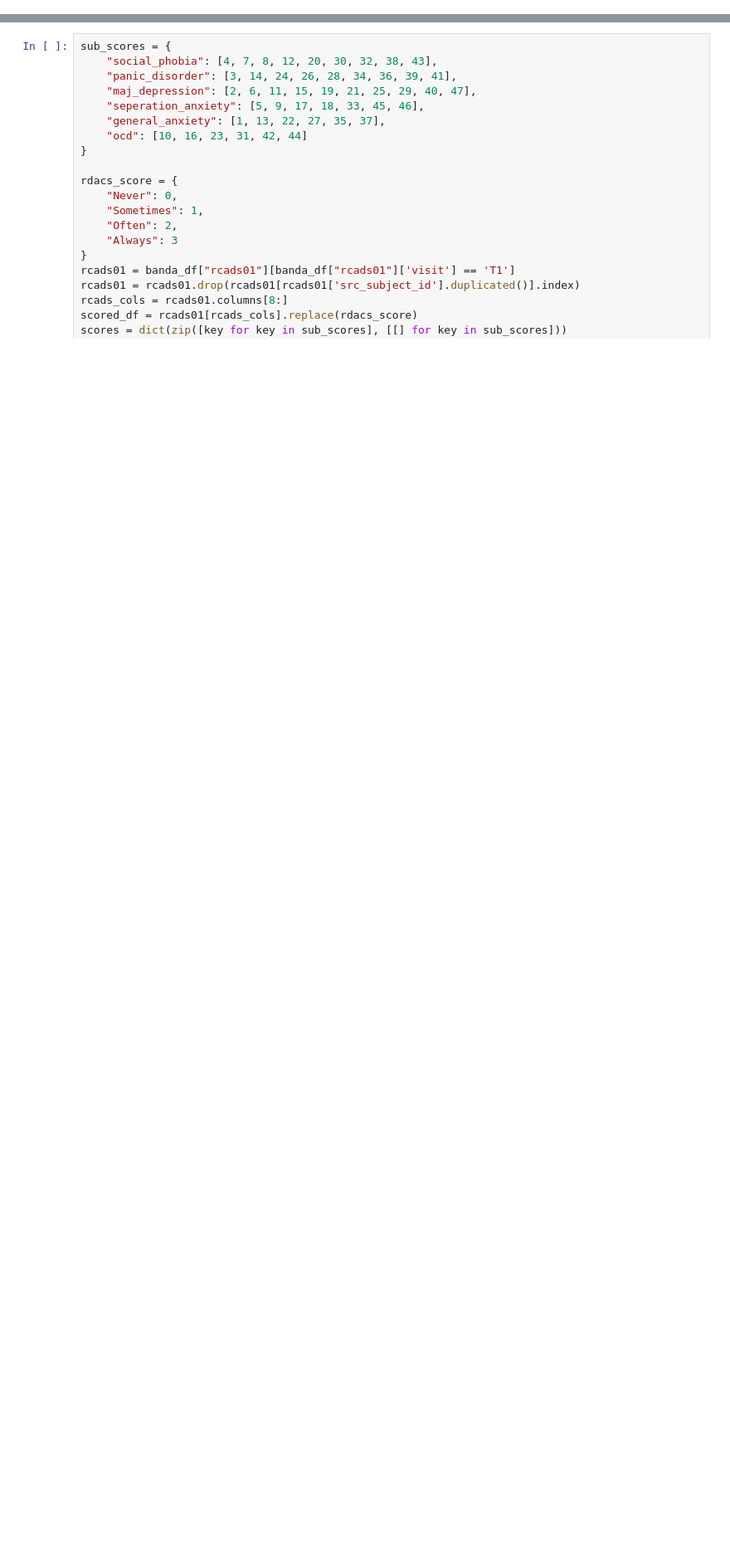
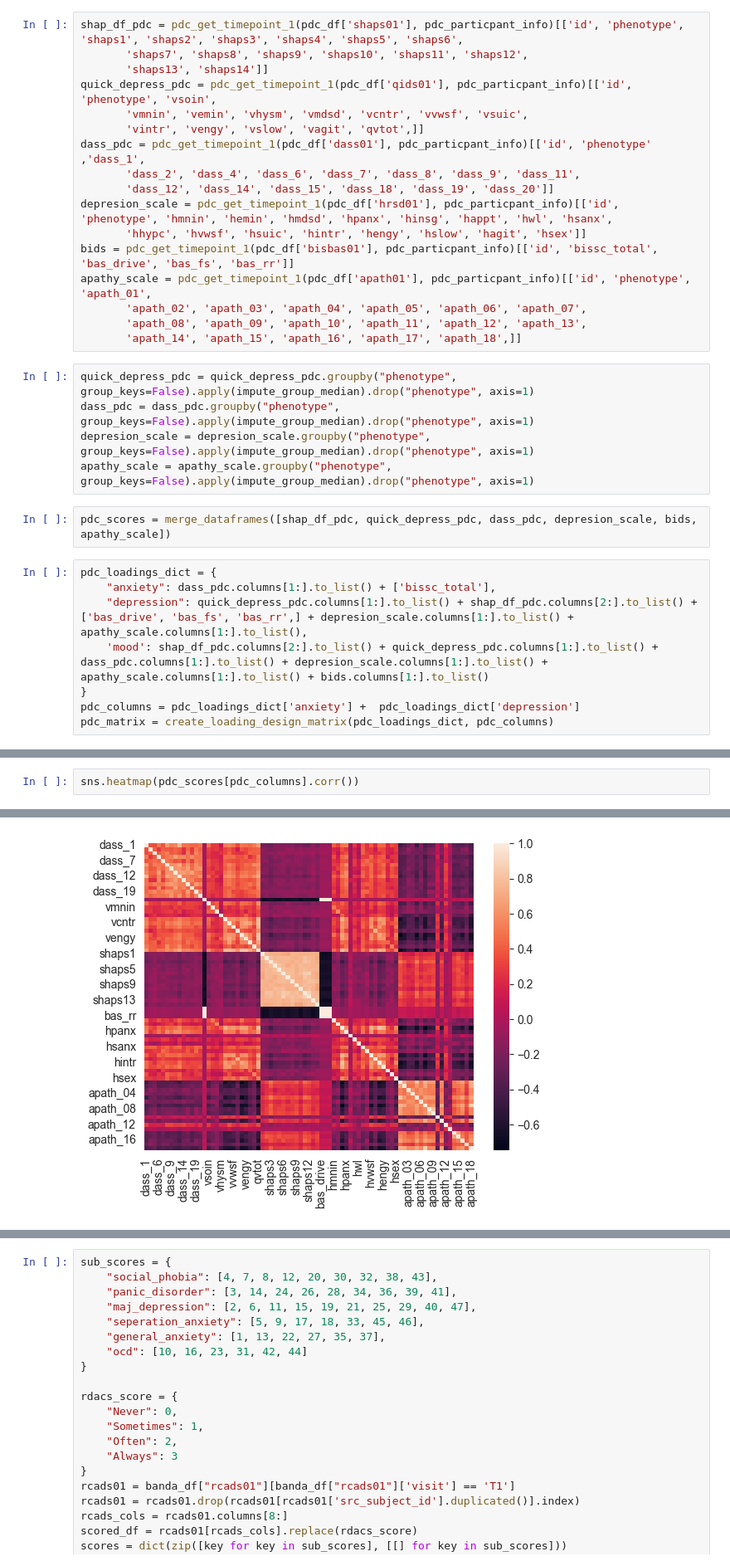
Before and after one commit to Daniel-Halls/conilab, a Jupyter notebook: conilab/hcp-disease/symptom_clusters.ipynb, the cells around one changed output, grey strips where cells are left out. Shown: that part at 83% size. Drawn from its saved outputs; the diff is of its cells as text; blank space fills up the shorter version.

```diff
--- a/conilab/hcp-disease/symptom_clusters.ipynb
+++ b/conilab/hcp-disease/symptom_clusters.ipynb
@@ -26,0 +42,32 @@ def nn(score):
+# %%
+shap_df_pdc = pdc_get_timepoint_1(pdc_df['shaps01'], pdc_particpant_info)[['id', 'phenotype', 'shaps1', 'shaps2', 'shaps3', 'shaps4', 'shaps5', 'shaps6',
+       'shaps7', 'shaps8', 'shaps9', 'shaps10', 'shaps11', 'shaps12',
+       'shaps13', 'shaps14']]
+quick_depress_pdc = pdc_get_timepoint_1(pdc_df['qids01'], pdc_particpant_info)[['id', 'phenotype', 'vsoin',
+       'vmnin', 'vemin', 'vhysm', 'vmdsd', 'vcntr', 'vvwsf', 'vsuic',
+       'vintr', 'vengy', 'vslow', 'vagit', 'qvtot',]]
+dass_pdc = pdc_get_timepoint_1(pdc_df['dass01'], pdc_particpant_info)[['id', 'phenotype' ,'dass_1',
+       'dass_2', 'dass_4', 'dass_6', 'dass_7', 'dass_8', 'dass_9', 'dass_11',
+       'dass_12', 'dass_14', 'dass_15', 'dass_18', 'dass_19', 'dass_20']]
+depresion_scale = pdc_get_timepoint_1(pdc_df['hrsd01'], pdc_particpant_info)[['id', 'phenotype', 'hmnin', 'hemin', 'hmdsd', 'hpanx', 'hinsg', 'happt', 'hwl', 'hsanx',
+       'hhypc', 'hvwsf', 'hsuic', 'hintr', 'hengy', 'hslow', 'hagit', 'hsex']]
+bids = pdc_get_timepoint_1(pdc_df['bisbas01'], pdc_particpant_info)[['id', 'bissc_total', 'bas_drive', 'bas_fs', 'bas_rr']]
+apathy_scale = pdc_get_timepoint_1(pdc_df['apath01'], pdc_particpant_info)[['id', 'phenotype', 'apath_01',
+       'apath_02', 'apath_03', 'apath_04', 'apath_05', 'apath_06', 'apath_07',
+       'apath_08', 'apath_09', 'apath_10', 'apath_11', 'apath_12', 'apath_13',
+       'apath_14', 'apath_15', 'apath_16', 'apath_17', 'apath_18',]]
+# %%
+quick_depress_pdc = quick_depress_pdc.groupby("phenotype", group_keys=False).apply(impute_group_median).drop("phenotype", axis=1)
+dass_pdc = dass_pdc.groupby("phenotype", group_keys=False).apply(impute_group_median).drop("phenotype", axis=1)
+depresion_scale = depresion_scale.groupby("phenotype", group_keys=False).apply(impute_group_median).drop("phenotype", axis=1)
+apathy_scale = apathy_scale.groupby("phenotype", group_keys=False).apply(impute_group_median).drop("phenotype", axis=1)
+# %%
+pdc_scores = merge_dataframes([shap_df_pdc, quick_depress_pdc, dass_pdc, depresion_scale, bids, apathy_scale])
+# %%
+pdc_loadings_dict = {
+    "anxiety": dass_pdc.columns[1:].to_list() + ['bissc_total'],
+    "depression": quick_depress_pdc.columns[1:].to_list() + shap_df_pdc.columns[2:].to_list() + ['bas_drive', 'bas_fs', 'bas_rr',] + depresion_scale.columns[1:].to_list() + apathy_scale.columns[1:].to_list(),
+    'mood': shap_df_pdc.columns[2:].to_list() + quick_depress_pdc.columns[1:].to_list() +  dass_pdc.columns[1:].to_list() + depresion_scale.columns[1:].to_list() + apathy_scale.columns[1:].to_list() + bids.columns[1:].to_list()
+}
+pdc_columns = pdc_loadings_dict['anxiety'] +  pdc_loadings_dict['depression']
+pdc_matrix = create_loading_design_matrix(pdc_loadings_dict, pdc_columns)
@@ -26,0 +98,3 @@ def nn(score):
+# %%
+sns.heatmap(pdc_scores[pdc_columns].corr())
+# %% [output]
@@ -26,0 +102 @@ def nn(score):
+[figure, added]
```
Also changed, not shown: parts of 88 cells of this notebook, 12 other files.
